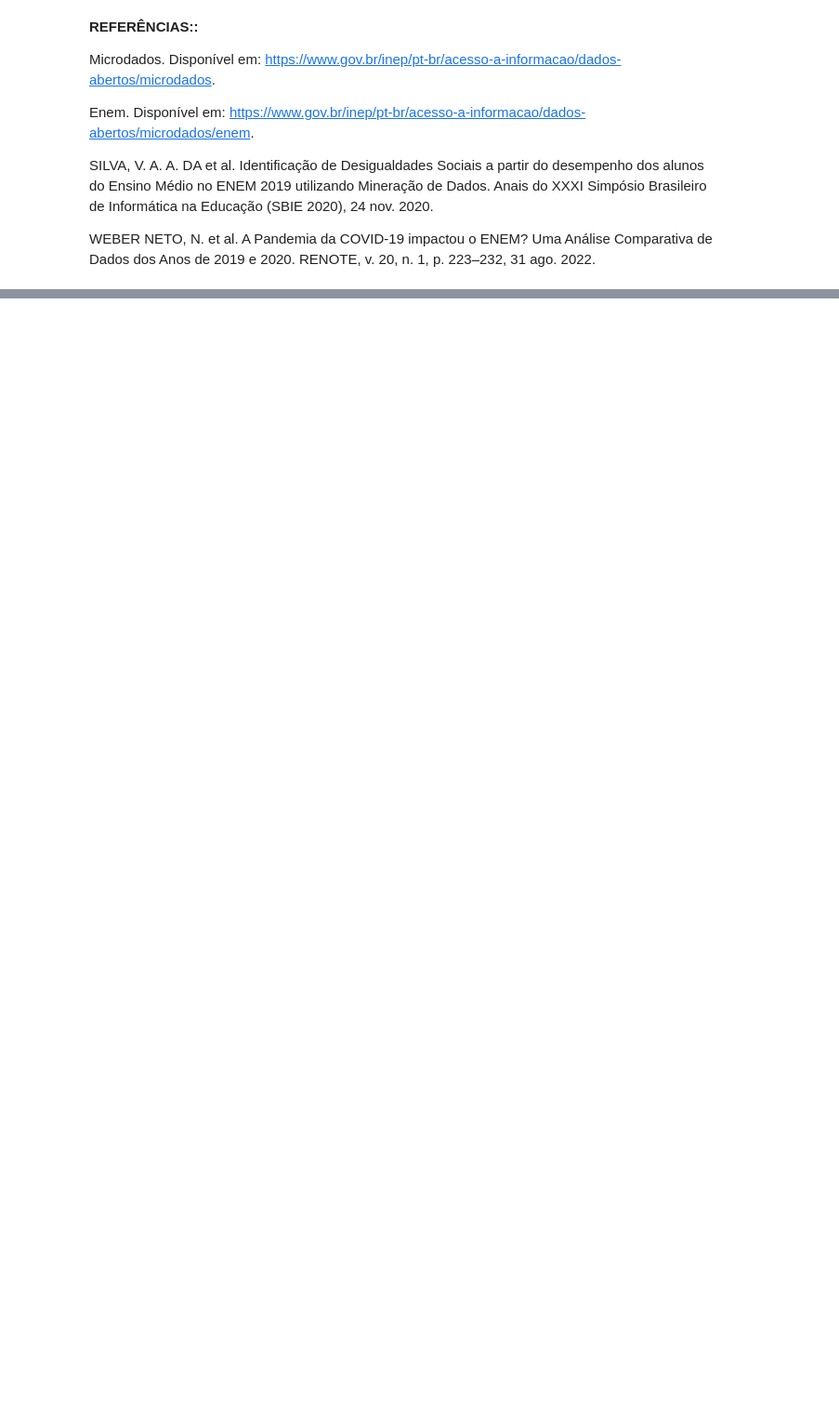
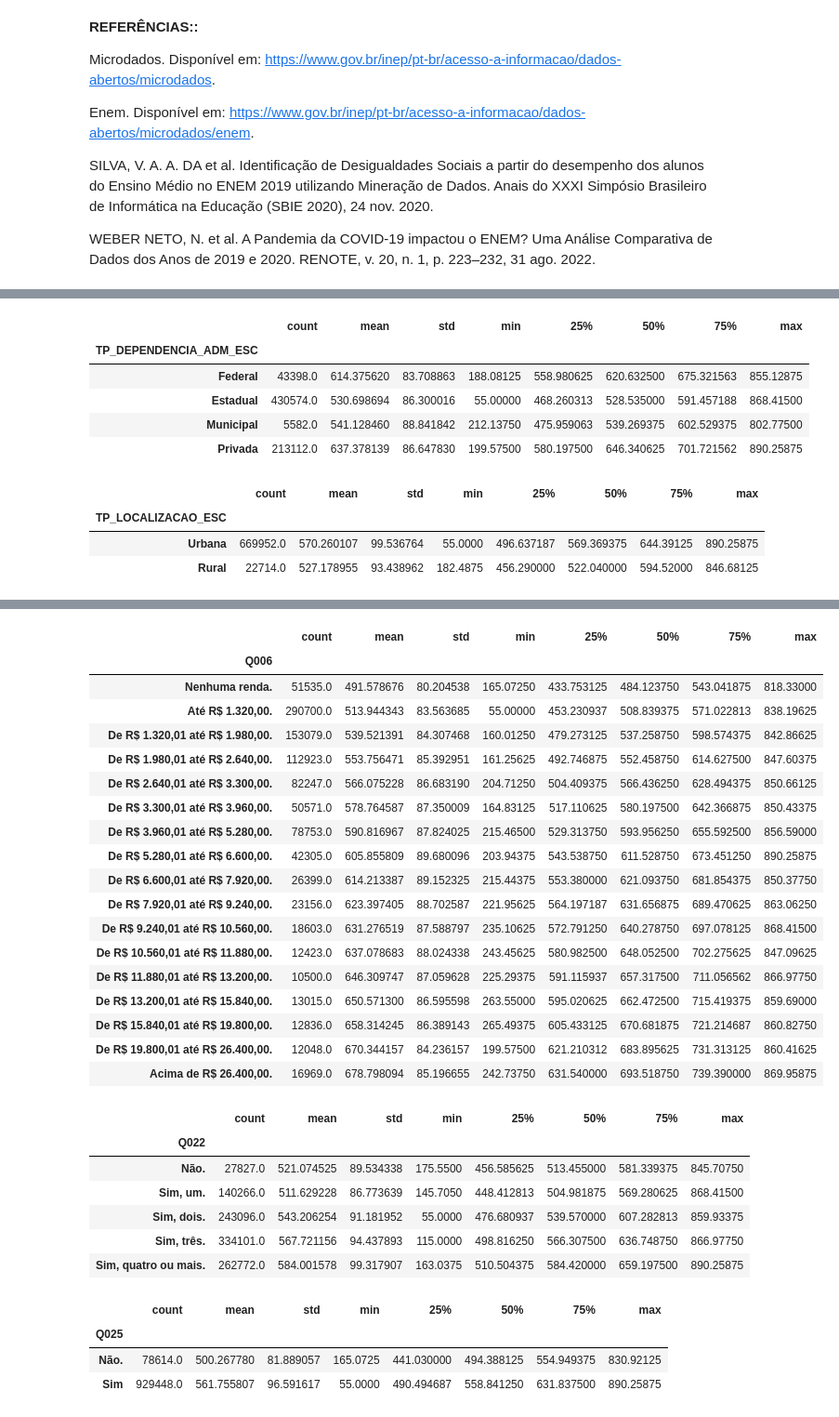
Before and after one commit to josecapitto/PROJ2-CDADOS-JOSE-JOAO-E-NICOLAS-, a Jupyter notebook: V2 cdados.ipynb, the cells around one changed output, grey strips where cells are left out. Shown at 93% size. Saved outputs shown, nothing was run; the diff lists cells and outputs as text; code cells hidden in the pictures; blank space fills up the shorter version.

```diff
--- a/V2 cdados.ipynb
+++ b/V2 cdados.ipynb
@@ -411,5 +497,6 @@ df19.groupby('TP_SEXO').MPE.describe()
 # %%
-df23.groupby('TP_SEXO').MPE.describe()
+for grupo in lista_grupos:
+    display(df23.groupby(grupo).MPE.describe())
 # %% [output]
 |  | count | mean | std | min | 25% | 50% | 75% | max |
 | TP_SEXO |  |  |  |  |  |  |  |  |
@@ -417,0 +513,10 @@ df23.groupby('TP_SEXO').MPE.describe()
+|  | count | mean | std | min | 25% | 50% | 75% | max |
+| TP_DEPENDENCIA_ADM_ESC |  |  |  |  |  |  |  |  |
+| Federal | 43398.0 | 614.375620 | 83.708863 | 188.08125 | 558.980625 | 620.632500 | 675.321563 | 855.12875 |
+| Estadual | 430574.0 | 530.698694 | 86.300016 | 55.00000 | 468.260313 | 528.535000 | 591.457188 | 868.41500 |
+| Municipal | 5582.0 | 541.128460 | 88.841842 | 212.13750 | 475.959063 | 539.269375 | 602.529375 | 802.77500 |
+| Privada | 213112.0 | 637.378139 | 86.647830 | 199.57500 | 580.197500 | 646.340625 | 701.721562 | 890.25875 |
+|  | count | mean | std | min | 25% | 50% | 75% | max |
+| TP_LOCALIZACAO_ESC |  |  |  |  |  |  |  |  |
+| Urbana | 669952.0 | 570.260107 | 99.536764 | 55.0000 | 496.637187 | 569.369375 | 644.39125 | 890.25875 |
+| Rural | 22714.0 | 527.178955 | 93.438962 | 182.4875 | 456.290000 | 522.040000 | 594.52000 | 846.68125 |
@@ -417,0 +559,30 @@ df23.groupby('TP_SEXO').MPE.describe()
+|  | count | mean | std | min | 25% | 50% | 75% | max |
+| Q006 |  |  |  |  |  |  |  |  |
+| Nenhuma renda. | 51535.0 | 491.578676 | 80.204538 | 165.07250 | 433.753125 | 484.123750 | 543.041875 | 818.33000 |
+| Até R$ 1.320,00. | 290700.0 | 513.944343 | 83.563685 | 55.00000 | 453.230937 | 508.839375 | 571.022813 | 838.19625 |
+| De R$ 1.320,01 até R$ 1.980,00. | 153079.0 | 539.521391 | 84.307468 | 160.01250 | 479.273125 | 537.258750 | 598.574375 | 842.86625 |
+| De R$ 1.980,01 até R$ 2.640,00. | 112923.0 | 553.756471 | 85.392951 | 161.25625 | 492.746875 | 552.458750 | 614.627500 | 847.60375 |
+| De R$ 2.640,01 até R$ 3.300,00. | 82247.0 | 566.075228 | 86.683190 | 204.71250 | 504.409375 | 566.436250 | 628.494375 | 850.66125 |
+| De R$ 3.300,01 até R$ 3.960,00. | 50571.0 | 578.764587 | 87.350009 | 164.83125 | 517.110625 | 580.197500 | 642.366875 | 850.43375 |
+| De R$ 3.960,01 até R$ 5.280,00. | 78753.0 | 590.816967 | 87.824025 | 215.46500 | 529.313750 | 593.956250 | 655.592500 | 856.59000 |
+| De R$ 5.280,01 até R$ 6.600,00. | 42305.0 | 605.855809 | 89.680096 | 203.94375 | 543.538750 | 611.528750 | 673.451250 | 890.25875 |
+| De R$ 6.600,01 até R$ 7.920,00. | 26399.0 | 614.213387 | 89.152325 | 215.44375 | 553.380000 | 621.093750 | 681.854375 | 850.37750 |
+| De R$ 7.920,01 até R$ 9.240,00. | 23156.0 | 623.397405 | 88.702587 | 221.95625 | 564.197187 | 631.656875 | 689.470625 | 863.06250 |
+| De R$ 9.240,01 até R$ 10.560,00. | 18603.0 | 631.276519 | 87.588797 | 235.10625 | 572.791250 | 640.278750 | 697.078125 | 868.41500 |
+| De R$ 10.560,01 até R$ 11.880,00. | 12423.0 | 637.078683 | 88.024338 | 243.45625 | 580.982500 | 648.052500 | 702.275625 | 847.09625 |
+| De R$ 11.880,01 até R$ 13.200,00. | 10500.0 | 646.309747 | 87.059628 | 225.29375 | 591.115937 | 657.317500 | 711.056562 | 866.97750 |
+| De R$ 13.200,01 até R$ 15.840,00. | 13015.0 | 650.571300 | 86.595598 | 263.55000 | 595.020625 | 662.472500 | 715.419375 | 859.69000 |
+| De R$ 15.840,01 até R$ 19.800,00. | 12836.0 | 658.314245 | 86.389143 | 265.49375 | 605.433125 | 670.681875 | 721.214687 | 860.82750 |
+| De R$ 19.800,01 até R$ 26.400,00. | 12048.0 | 670.344157 | 84.236157 | 199.57500 | 621.210312 | 683.895625 | 731.313125 | 860.41625 |
+| Acima de R$ 26.400,00. | 16969.0 | 678.798094 | 85.196655 | 242.73750 | 631.540000 | 693.518750 | 739.390000 | 869.95875 |
+|  | count | mean | std | min | 25% | 50% | 75% | max |
+| Q022 |  |  |  |  |  |  |  |  |
+| Não. | 27827.0 | 521.074525 | 89.534338 | 175.5500 | 456.585625 | 513.455000 | 581.339375 | 845.70750 |
+| Sim, um. | 140266.0 | 511.629228 | 86.773639 | 145.7050 | 448.412813 | 504.981875 | 569.280625 | 868.41500 |
+| Sim, dois. | 243096.0 | 543.206254 | 91.181952 | 55.0000 | 476.680937 | 539.570000 | 607.282813 | 859.93375 |
+| Sim, três. | 334101.0 | 567.721156 | 94.437893 | 115.0000 | 498.816250 | 566.307500 | 636.748750 | 866.97750 |
+| Sim, quatro ou mais. | 262772.0 | 584.001578 | 99.317907 | 163.0375 | 510.504375 | 584.420000 | 659.197500 | 890.25875 |
+|  | count | mean | std | min | 25% | 50% | 75% | max |
+| Q025 |  |  |  |  |  |  |  |  |
+| Não. | 78614.0 | 500.267780 | 81.889057 | 165.0725 | 441.030000 | 494.388125 | 554.949375 | 830.92125 |
+| Sim | 929448.0 | 561.755807 | 96.591617 | 55.0000 | 490.494687 | 558.841250 | 631.837500 | 890.25875 |
```
Also changed, not shown: parts of 2 cells of this notebook.
